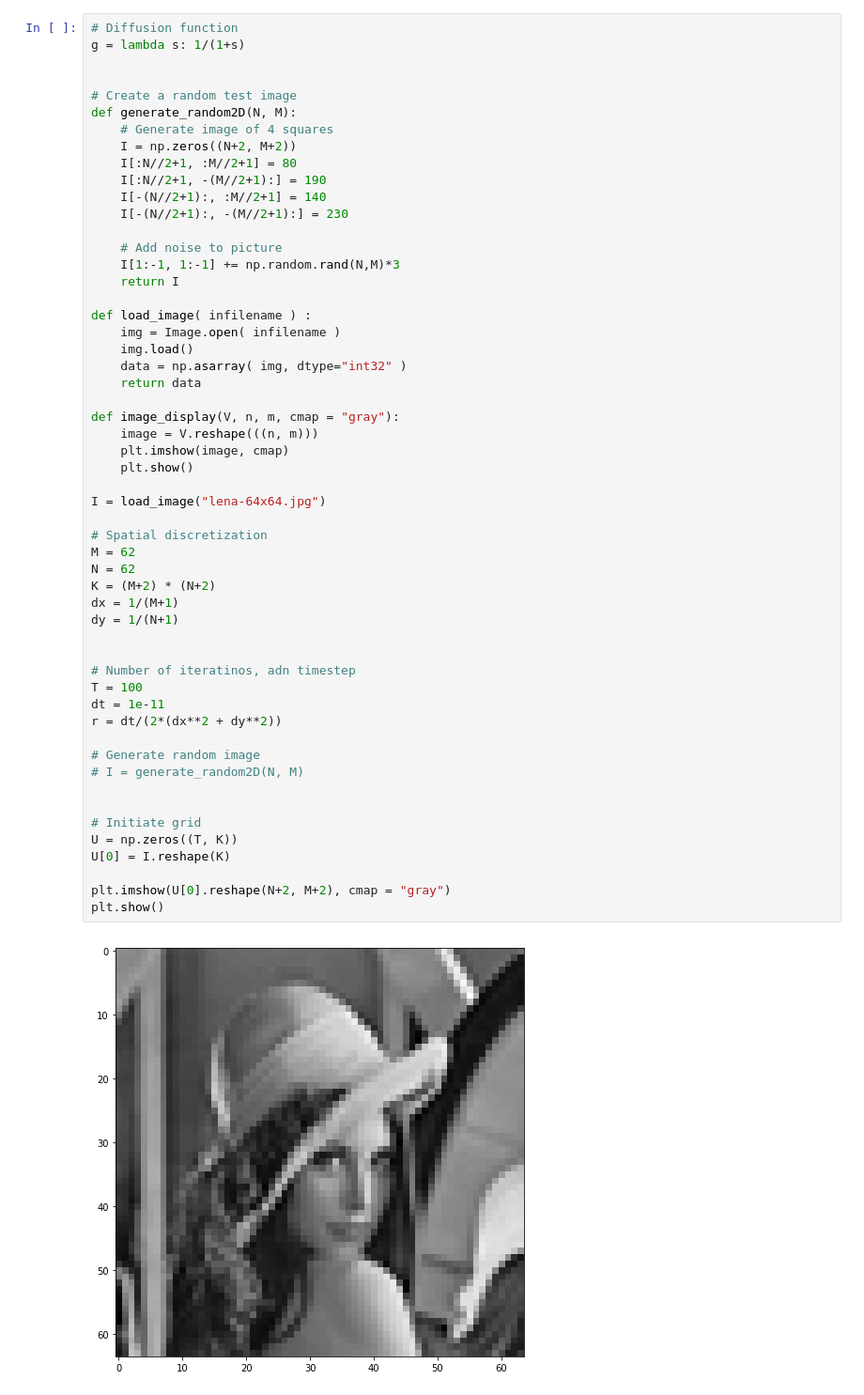
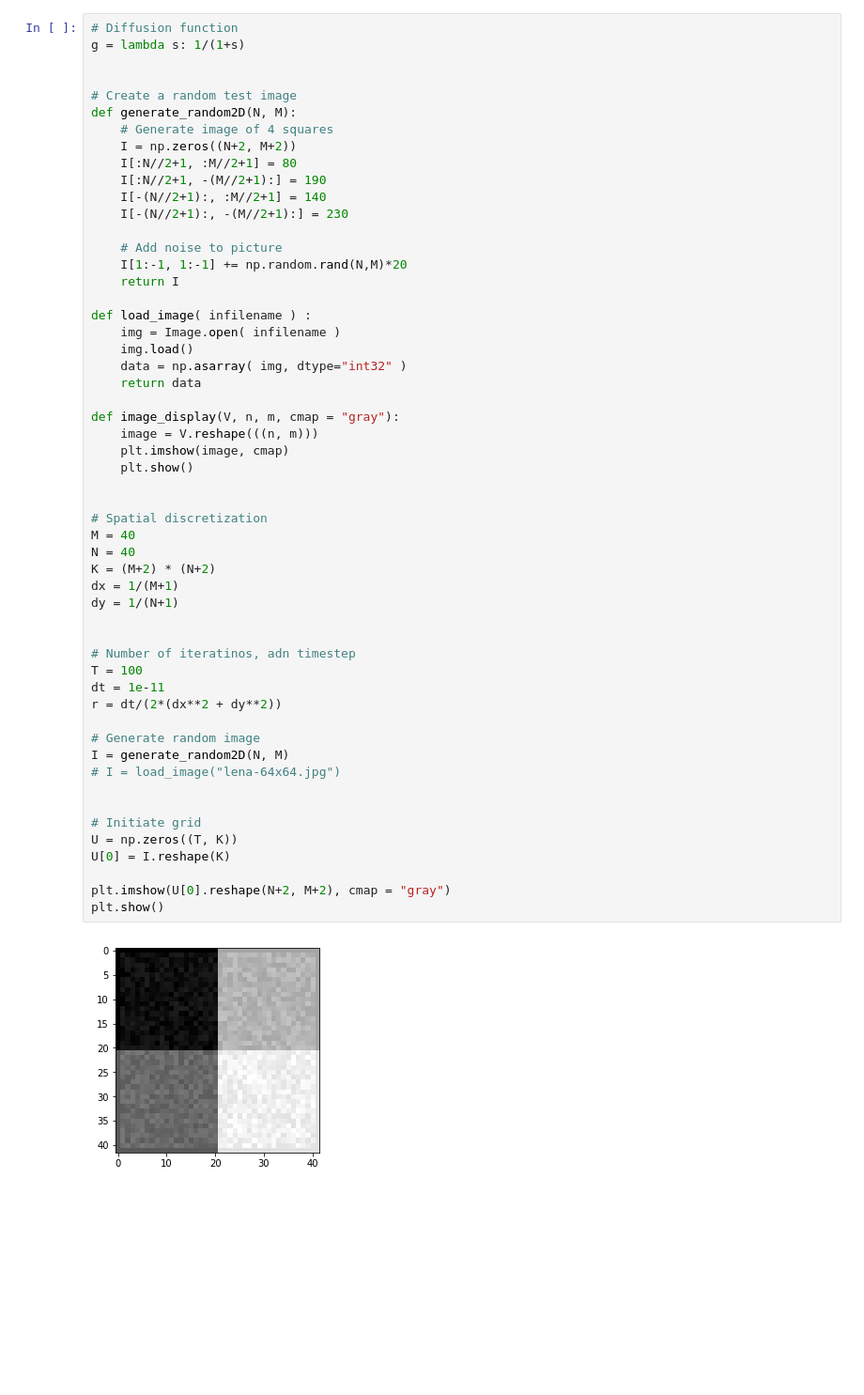
Before and after one commit to jorgenriseth/Perona-Malik-Equation, a Jupyter notebook: 2D_dirichlet.ipynb, the cells around one changed output. Shown at 94% size. Drawn from its saved outputs; the diff is of its cells as text; blank space fills up the shorter version.

```diff
--- a/2D_dirichlet.ipynb
+++ b/2D_dirichlet.ipynb
@@ -17,7 +19,7 @@ def generate_random2D(N, M):
     I[-(N//2+1):, -(M//2+1):] = 230
 
     # Add noise to picture
-    I[1:-1, 1:-1] += np.random.rand(N,M)*3
+    I[1:-1, 1:-1] += np.random.rand(N,M)*20
     return I
 
 def load_image( infilename ) :
@@ -26,38 +28,38 @@ def load_image( infilename ) :
     data = np.asarray( img, dtype="int32" )
     return data
 
 def image_display(V, n, m, cmap = "gray"):
     image = V.reshape(((n, m)))
     plt.imshow(image, cmap)
     plt.show()
 
-I = load_image("lena-64x64.jpg")
 
 # Spatial discretization
-M = 62
-N = 62
+M = 40
+N = 40
 K = (M+2) * (N+2)
 dx = 1/(M+1)
 dy = 1/(N+1)
 
 
 # Number of iteratinos, adn timestep
 T = 100
 dt = 1e-11
 r = dt/(2*(dx**2 + dy**2))
 
 # Generate random image
-# I = generate_random2D(N, M)
+I = generate_random2D(N, M)
+# I = load_image("lena-64x64.jpg")
 
 
 # Initiate grid
 U = np.zeros((T, K))
 U[0] = I.reshape(K)
 
 plt.imshow(U[0].reshape(N+2, M+2), cmap = "gray")
 plt.show()
 # %% [output]
-[figure, old version]
+[figure, new version]
 # %%
 # Block matrix x-derivative
 Bx = -1 * np.eye(M+2, k = -1) + np.eye(M+2, k = 1)
```
Also changed, not shown: parts of 11 cells of this notebook, 1 other file.
